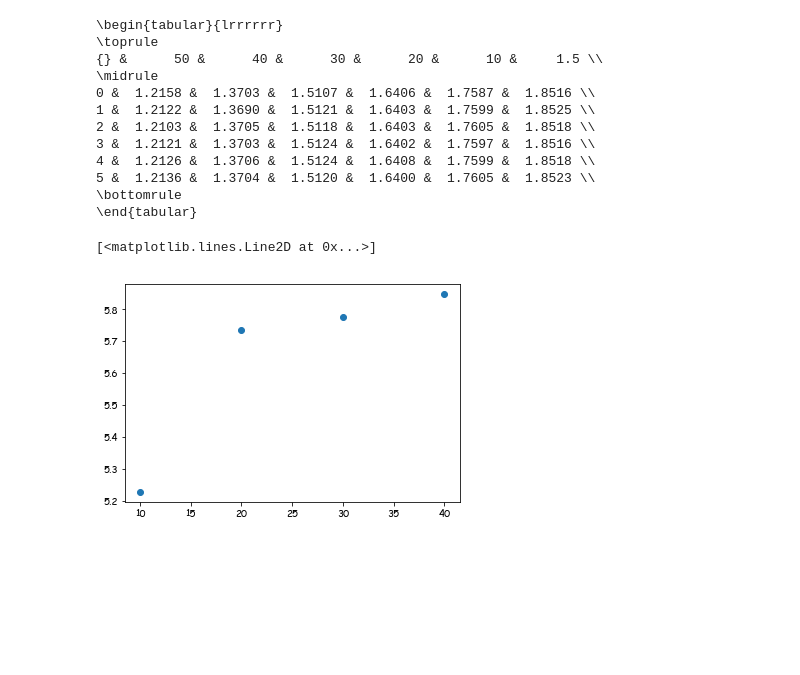
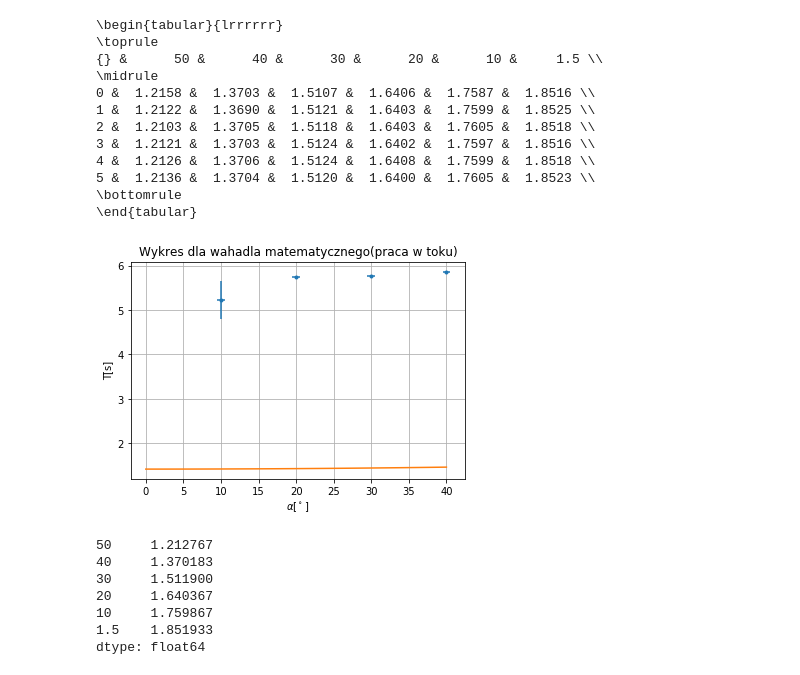
Before and after one commit to MarikinPaulina/LabFiz1, a Jupyter notebook: 08-03-Niepewność/Wahadło.ipynb, the cells around one changed output. Drawn from its saved outputs; the diff is of its cells as text; code cells hidden in the pictures; blank space fills up the shorter version.

Commit message:
Niepewnosc wykresy+g

```diff
--- a/08-03-Niepewność/Wahadło.ipynb
+++ b/08-03-Niepewność/Wahadło.ipynb
@@ -11,13 +11,14 @@ matematyczne=pd.read_csv('dlugosc50cm.csv')
 roznicowe=pd.read_csv('kat15stopni.csv')
 stopien = np.pi/180
 D_alpha = stopien*2
-dlugosc=50
+dlugosc = 50e-2
 alpha=15*stopien
 D_dlugosc = 0.5
 D_czas = 1e-4
-matematyczne_kat = list(range(10,41,10))
-roznicowe_lina = list(range(0,51,10))
+matematyczne_kat = np.arange(10,41,10, dtype=float)
+roznicowe_lina = np.arange(0,51,10, dtype=float)
 roznicowe_lina[0] = 1.5
+g = 9.81
 # %%
 print(matematyczne.to_latex())
 # %% [output]
@@ -47,9 +48,33 @@ print(roznicowe.to_latex())
 5 &  1.2136 &  1.3704 &  1.5120 &  1.6400 &  1.7605 &  1.8523 \\
 \bottomrule
 \end{tabular}
-# %%
-matematyczne.mean(0)
-plt.plot(matematyczne_kat,matematyczne.mean(0),'o')
-# %% [output]
-[<matplotlib.lines.Line2D at 0x...>]
-[figure, removed]
+# %%
+def ciag_przyblizen(fi):
+    le_sin = np.sin(fi/2)
+    return 1 + 1/4*le_sin**2 + 9/64*le_sin**4 + 225/2304*le_sin**6
+def matematyczne_okres(fi):
+    return 2*(np.pi)*np.sqrt(dlugosc/g)*ciag_przyblizen(fi)
+# %%
+D_matematyczne = np.sqrt(matematyczne.std(0)**2+(D_alpha**2)/3+(D_alpha/2)**2/3)
+# %%
+matematyczne_pelnia = np.linspace(0,40*stopien)
+plt.errorbar(matematyczne_kat,matematyczne.mean(0),D_matematyczne,D_dlugosc,'.')
+plt.plot(matematyczne_pelnia/stopien,matematyczne_okres(matematyczne_pelnia))
+plt.ylabel('T[s]')
+plt.xlabel(r'$\alpha[^\circ]$')
+plt.title('Wykres dla wahadla matematycznego(praca w toku)')
+plt.grid()
+plt.savefig('Wykres_matematyczne.png')
+# %% [output]
+[figure, added]
+# %%
+roznicowe.mean(0)
+# np.diff(roznicowe.mean(0))
+# %% [output]
+50     1.212767
+40     1.370183
+30     1.511900
+20     1.640367
+10     1.759867
+1.5    1.851933
+dtype: float64
```
Also changed, not shown: parts of 3 cells of this notebook, 3 other files.
